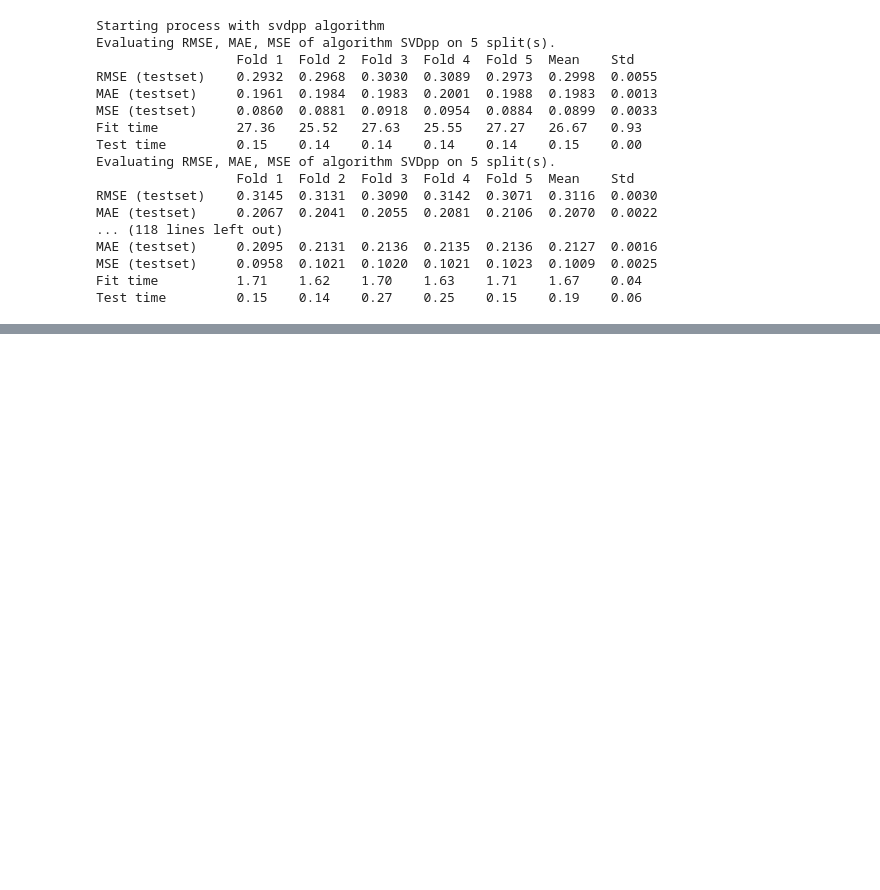
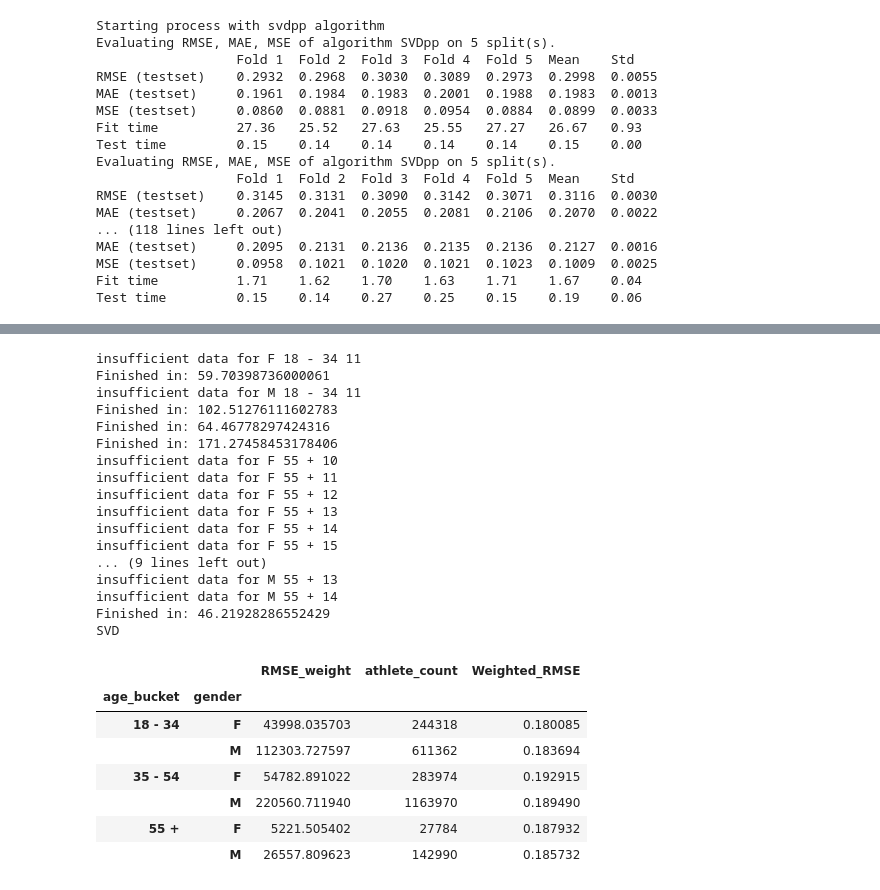
Before and after one commit to natec360/Capstone, a Jupyter notebook: Model/Auto-surprise-tuning.ipynb, the cells around one changed output, grey strips where cells are left out. Saved outputs shown, nothing was run; the diff lists cells and outputs as text; code cells hidden in the pictures; blank space fills up the shorter version.

```diff
--- a/Model/Auto-surprise-tuning.ipynb
+++ b/Model/Auto-surprise-tuning.ipynb
@@ -217,0 +555,53 @@ data
+# %%
+#SVD
+with open('svdauto_tune_results.json') as json_file:
+    data = json.load(json_file)
+data.pop('algo')
+data.pop('rmse')
+
+df1 = model_RMSE("F","18 - 34",10,100, min_num_athletes=50, function_name=SVD,
+                 lr_bi = data['lr_bi'], lr_bu = data['lr_bu'], lr_pu = data['lr_pu'], lr_qi = data['lr_qi'], n_epochs = data['n_epochs'],
+                 n_factors = data['n_factors'], reg_bi= data['reg_bi'], reg_bu = data['reg_bu'], reg_pu = data['reg_pu'], reg_qi = data['reg_qi'])
+df2 = model_RMSE("M","18 - 34",10,100, min_num_athletes=50, function_name=SVD,
+                 lr_bi = data['lr_bi'], lr_bu = data['lr_bu'], lr_pu = data['lr_pu'], lr_qi = data['lr_qi'], n_epochs = data['n_epochs'],
+                 n_factors = data['n_factors'], reg_bi= data['reg_bi'], reg_bu = data['reg_bu'], reg_pu = data['reg_pu'], reg_qi = data['reg_qi'])
+df3 = model_RMSE("F","35 - 54",10,100, min_num_athletes=50, function_name=SVD,
+                 lr_bi = data['lr_bi'], lr_bu = data['lr_bu'], lr_pu = data['lr_pu'], lr_qi = data['lr_qi'], n_epochs = data['n_epochs'],
+                 n_factors = data['n_factors'], reg_bi= data['reg_bi'], reg_bu = data['reg_bu'], reg_pu = data['reg_pu'], reg_qi = data['reg_qi'])
+df4 = model_RMSE("M","35 - 54",10,100, min_num_athletes=50, function_name=SVD,
+                 lr_bi = data['lr_bi'], lr_bu = data['lr_bu'], lr_pu = data['lr_pu'], lr_qi = data['lr_qi'], n_epochs = data['n_epochs'],
+                 n_factors = data['n_factors'], reg_bi= data['reg_bi'], reg_bu = data['reg_bu'], reg_pu = data['reg_pu'], reg_qi = data['reg_qi'])
+df5 = model_RMSE("F","55 +",10,100, min_num_athletes=50, function_name=SVD,
+                 lr_bi = data['lr_bi'], lr_bu = data['lr_bu'], lr_pu = data['lr_pu'], lr_qi = data['lr_qi'], n_epochs = data['n_epochs'],
+                 n_factors = data['n_factors'], reg_bi= data['reg_bi'], reg_bu = data['reg_bu'], reg_pu = data['reg_pu'], reg_qi = data['reg_qi'])
+df6 = model_RMSE("M","55 +",10,100, min_num_athletes=50, function_name=SVD,
+                 lr_bi = data['lr_bi'], lr_bu = data['lr_bu'], lr_pu = data['lr_pu'], lr_qi = data['lr_qi'], n_epochs = data['n_epochs'],
+                 n_factors = data['n_factors'], reg_bi= data['reg_bi'], reg_bu = data['reg_bu'], reg_pu = data['reg_pu'], reg_qi = data['reg_qi'])
+
+weighted_results('SVD')
+# %% [output]
+insufficient data for F 18 - 34 11
+Finished in: 59.70398736000061
+insufficient data for M 18 - 34 11
+Finished in: 102.51276111602783
+Finished in: 64.46778297424316
+Finished in: 171.27458453178406
+insufficient data for F 55 + 10
+insufficient data for F 55 + 11
+insufficient data for F 55 + 12
+insufficient data for F 55 + 13
+insufficient data for F 55 + 14
+insufficient data for F 55 + 15
+... (9 lines left out)
+insufficient data for M 55 + 13
+insufficient data for M 55 + 14
+Finished in: 46.21928286552429
+SVD
+|  |  | RMSE_weight | athlete_count | Weighted_RMSE |
+| age_bucket | gender |  |  |  |
+| 18 - 34 | F | 43998.035703 | 244318 | 0.180085 |
+|  | M | 112303.727597 | 611362 | 0.183694 |
+| 35 - 54 | F | 54782.891022 | 283974 | 0.192915 |
+|  | M | 220560.711940 | 1163970 | 0.189490 |
+| 55 + | F | 5221.505402 | 27784 | 0.187932 |
+|  | M | 26557.809623 | 142990 | 0.185732 |
```
Also changed, not shown: parts of 14 cells of this notebook, 1 other file.
